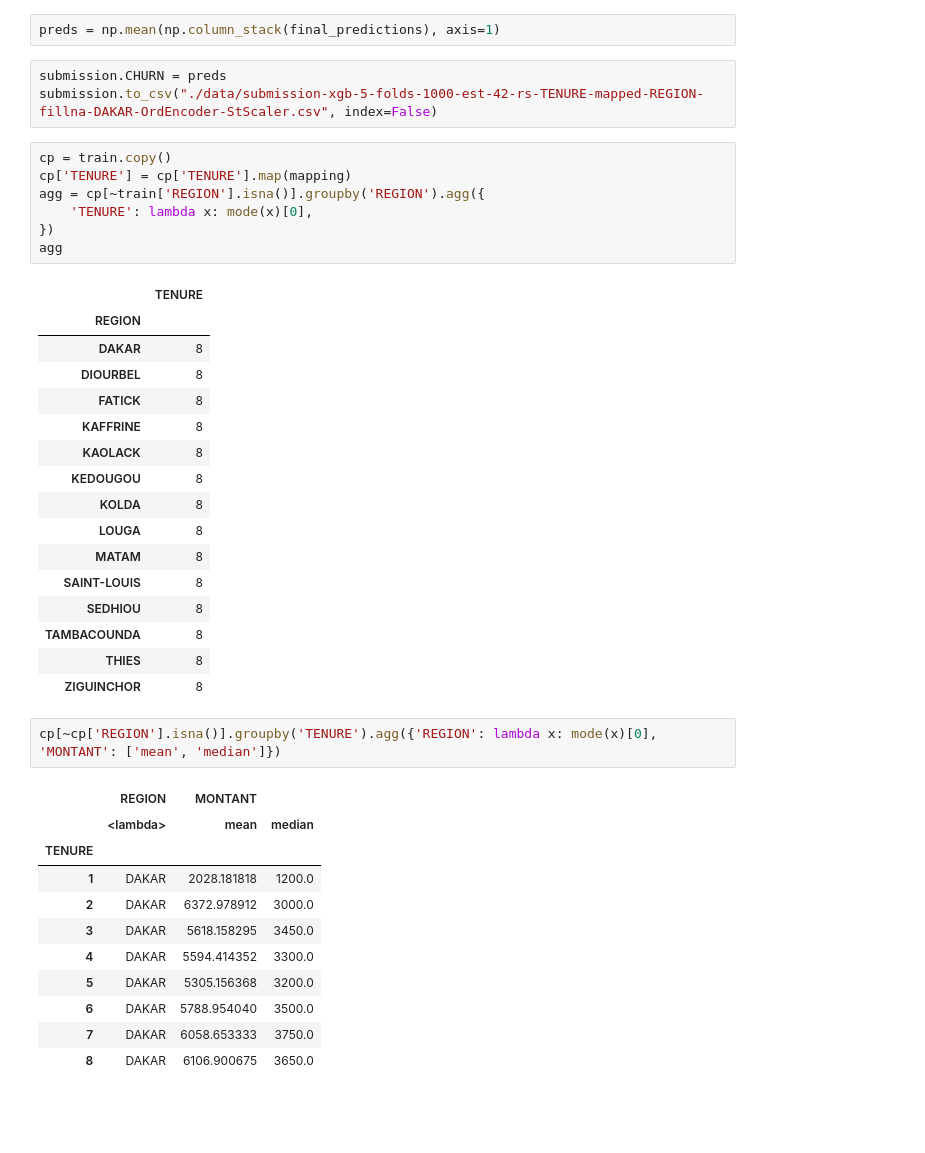
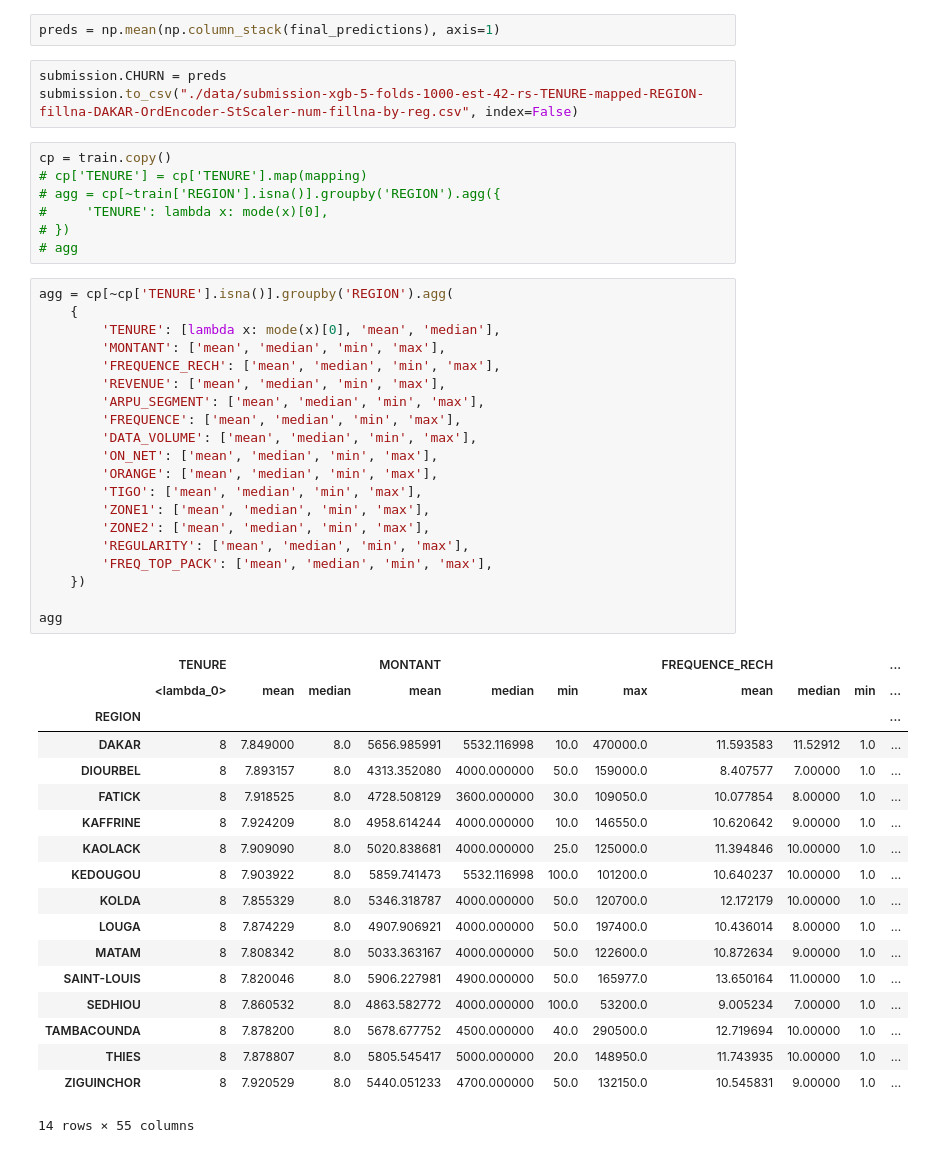
Before and after one commit to feeeper/zindi-expresso-churn-prediction-challenge, a Jupyter notebook: baseline.ipynb, the cells around one changed output. Cells and saved outputs as stored; diff of their text form; blank space fills up the shorter version.

```diff
--- a/baseline.ipynb
+++ b/baseline.ipynb
@@ -156,42 +197,50 @@ print(np.mean(scores), np.std(scores))
 preds = np.mean(np.column_stack(final_predictions), axis=1)
 # %%
 submission.CHURN = preds
-submission.to_csv("./data/submission-xgb-5-folds-1000-est-42-rs-TENURE-mapped-REGION-fillna-DAKAR-OrdEncoder-StScaler.csv", index=False)
+submission.to_csv("./data/submission-xgb-5-folds-1000-est-42-rs-TENURE-mapped-REGION-fillna-DAKAR-OrdEncoder-StScaler-num-fillna-by-reg.csv", index=False)
 # %%
 cp = train.copy()
-cp['TENURE'] = cp['TENURE'].map(mapping)
-agg = cp[~train['REGION'].isna()].groupby('REGION').agg({
-    'TENURE': lambda x: mode(x)[0],
-})
-agg
+# cp['TENURE'] = cp['TENURE'].map(mapping)
+# agg = cp[~train['REGION'].isna()].groupby('REGION').agg({
+#     'TENURE': lambda x: mode(x)[0],
+# })
+# agg
-# %% [output]
-|  | TENURE |
-| REGION |  |
-| DAKAR | 8 |
-| DIOURBEL | 8 |
-| FATICK | 8 |
-| KAFFRINE | 8 |
-| KAOLACK | 8 |
-| KEDOUGOU | 8 |
-| KOLDA | 8 |
-| LOUGA | 8 |
-| MATAM | 8 |
-| SAINT-LOUIS | 8 |
-| SEDHIOU | 8 |
-| TAMBACOUNDA | 8 |
-| THIES | 8 |
-| ZIGUINCHOR | 8 |
 # %%
-cp[~cp['REGION'].isna()].groupby('TENURE').agg({'REGION': lambda x: mode(x)[0], 'MONTANT': ['mean', 'median']})
+agg = cp[~cp['TENURE'].isna()].groupby('REGION').agg(
+    {
+        'TENURE': [lambda x: mode(x)[0], 'mean', 'median'],
+        'MONTANT': ['mean', 'median', 'min', 'max'],
+        'FREQUENCE_RECH': ['mean', 'median', 'min', 'max'],
+        'REVENUE': ['mean', 'median', 'min', 'max'],
+        'ARPU_SEGMENT': ['mean', 'median', 'min', 'max'],
+        'FREQUENCE': ['mean', 'median', 'min', 'max'],
+        'DATA_VOLUME': ['mean', 'median', 'min', 'max'],
+        'ON_NET': ['mean', 'median', 'min', 'max'],
+        'ORANGE': ['mean', 'median', 'min', 'max'],
+        'TIGO': ['mean', 'median', 'min', 'max'],
+        'ZONE1': ['mean', 'median', 'min', 'max'],
+        'ZONE2': ['mean', 'median', 'min', 'max'],
+        'REGULARITY': ['mean', 'median', 'min', 'max'],
+        'FREQ_TOP_PACK': ['mean', 'median', 'min', 'max'],
+    })
+
+agg
 # %% [output]
-|  | REGION | MONTANT |  |
-|  | <lambda> | mean | median |
-| TENURE |  |  |  |
-| 1 | DAKAR | 2028.181818 | 1200.0 |
-| 2 | DAKAR | 6372.978912 | 3000.0 |
-| 3 | DAKAR | 5618.158295 | 3450.0 |
-| 4 | DAKAR | 5594.414352 | 3300.0 |
-| 5 | DAKAR | 5305.156368 | 3200.0 |
-| 6 | DAKAR | 5788.954040 | 3500.0 |
-| 7 | DAKAR | 6058.653333 | 3750.0 |
-| 8 | DAKAR | 6106.900675 | 3650.0 |
+|  | TENURE |  |  | MONTANT |  |  |  | FREQUENCE_RECH |  |  | ... |
+|  | <lambda_0> | mean | median | mean | median | min | max | mean | median | min | ... |
+| REGION |  |  |  |  |  |  |  |  |  |  | ... |
+| DAKAR | 8 | 7.849000 | 8.0 | 5656.985991 | 5532.116998 | 10.0 | 470000.0 | 11.593583 | 11.52912 | 1.0 | ... |
+| DIOURBEL | 8 | 7.893157 | 8.0 | 4313.352080 | 4000.000000 | 50.0 | 159000.0 | 8.407577 | 7.00000 | 1.0 | ... |
+| FATICK | 8 | 7.918525 | 8.0 | 4728.508129 | 3600.000000 | 30.0 | 109050.0 | 10.077854 | 8.00000 | 1.0 | ... |
+| KAFFRINE | 8 | 7.924209 | 8.0 | 4958.614244 | 4000.000000 | 10.0 | 146550.0 | 10.620642 | 9.00000 | 1.0 | ... |
+| KAOLACK | 8 | 7.909090 | 8.0 | 5020.838681 | 4000.000000 | 25.0 | 125000.0 | 11.394846 | 10.00000 | 1.0 | ... |
+| KEDOUGOU | 8 | 7.903922 | 8.0 | 5859.741473 | 5532.116998 | 100.0 | 101200.0 | 10.640237 | 10.00000 | 1.0 | ... |
+| KOLDA | 8 | 7.855329 | 8.0 | 5346.318787 | 4000.000000 | 50.0 | 120700.0 | 12.172179 | 10.00000 | 1.0 | ... |
+| LOUGA | 8 | 7.874229 | 8.0 | 4907.906921 | 4000.000000 | 50.0 | 197400.0 | 10.436014 | 8.00000 | 1.0 | ... |
+| MATAM | 8 | 7.808342 | 8.0 | 5033.363167 | 4000.000000 | 50.0 | 122600.0 | 10.872634 | 9.00000 | 1.0 | ... |
+| SAINT-LOUIS | 8 | 7.820046 | 8.0 | 5906.227981 | 4900.000000 | 50.0 | 165977.0 | 13.650164 | 11.00000 | 1.0 | ... |
+| SEDHIOU | 8 | 7.860532 | 8.0 | 4863.582772 | 4000.000000 | 100.0 | 53200.0 | 9.005234 | 7.00000 | 1.0 | ... |
+| TAMBACOUNDA | 8 | 7.878200 | 8.0 | 5678.677752 | 4500.000000 | 40.0 | 290500.0 | 12.719694 | 10.00000 | 1.0 | ... |
+| THIES | 8 | 7.878807 | 8.0 | 5805.545417 | 5000.000000 | 20.0 | 148950.0 | 11.743935 | 10.00000 | 1.0 | ... |
+| ZIGUINCHOR | 8 | 7.920529 | 8.0 | 5440.051233 | 4700.000000 | 50.0 | 132150.0 | 10.545831 | 9.00000 | 1.0 | ... |
+14 rows × 55 columns
```
Also changed, not shown: parts of 13 cells of this notebook, 6 other files.
